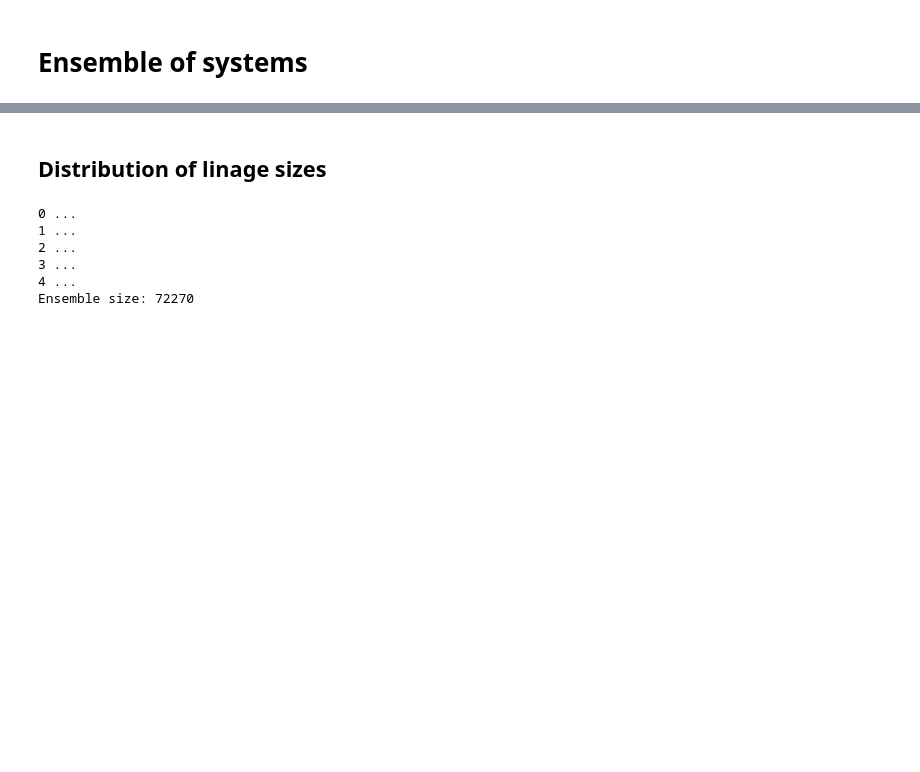
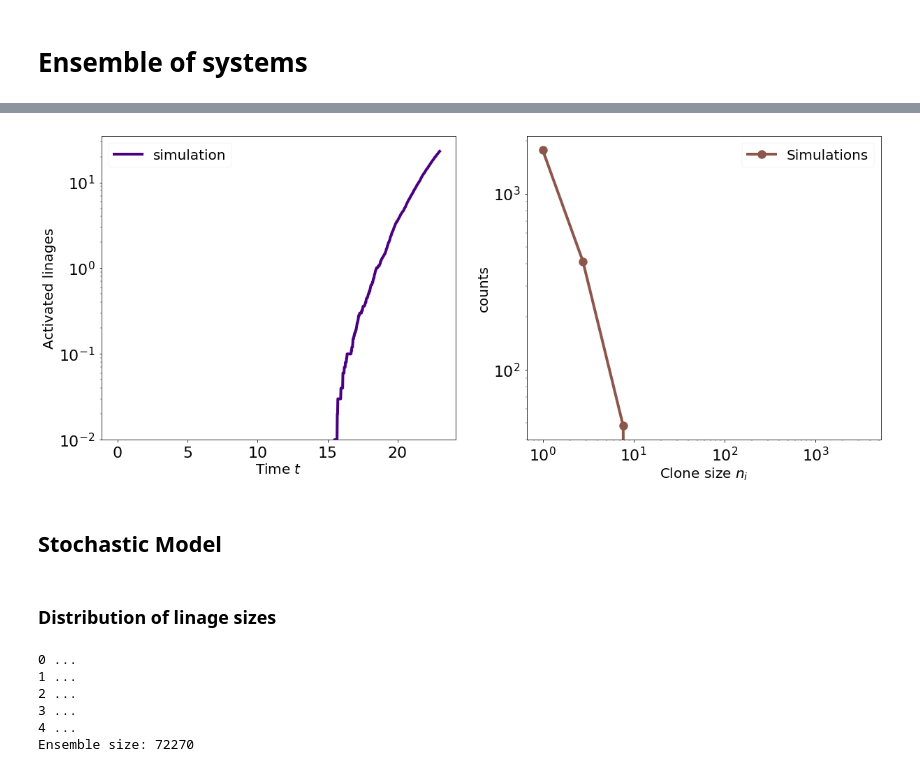
Before and after one commit to betoto008/Affinity_maturation, a Jupyter notebook: Jupyter_Notebooks/Stochastic_simulation_ensemble.ipynb, the cells around one changed output, grey strips where cells are left out. Saved outputs shown, nothing was run; the diff lists cells and outputs as text; code cells hidden in the pictures; blank space fills up the shorter version.

```diff
--- a/Jupyter_Notebooks/Stochastic_simulation_ensemble.ipynb
+++ b/Jupyter_Notebooks/Stochastic_simulation_ensemble.ipynb
@@ -89,5 +100,68 @@ Phylo.draw(tree)
+# %%
+fig, ax = plt.subplots(1, 2, figsize = (20,8))
+T=23
+dt=0.005
+#_______________________________________________________________________________________________________________
+
+t_new = np.linspace(0, T, int(T/dt))
+activation_time_series = pickle.load( open( "../Text_files/ensemble_deterministic_model_activation_time_series.pkl", "rb" ) )
+#popt, pcov = curve_fit(linear_func, t_new[1:], np.log10(activation_time_series[1:]))
+ax[0].plot(t_new[1:][::2], activation_time_series[1:][::2], '-', ms = 20, linewidth = 4, color = 'indigo', label = 'simulation')
+#ax[0].plot(t_new[1:], 10**linear_func(t_new[1:], *popt), '--', ms = 20, linewidth = 4, color = 'indigo', alpha = 0.6, label = 'fit')
+ax[0].set_xlabel(r'Time $t$', fontsize = 20)
+ax[0].set_ylabel(r'Activated linages', fontsize = 20)
+ax[0].tick_params(labelsize = 22)
+#ax[0].set_xscale('log')
+ax[0].set_yscale('log')
+ax[0].set_ylim(0.01, max(activation_time_series[1:]*1.5))
+ax[0].legend(loc = 0, fontsize = 20)
+#print(*popt)
+
+#_______________________________________________________________________________________________________________
+
+activated_linages_size = pickle.load( open( "../Text_files/ensemble_deterministic_model_linage_sizes.pkl", "rb" ) )
+data_activated_linages_log = np.histogram(activated_linages_size, bins = np.logspace(0,np.log10(np.max(activated_linages_size)),10))
+#data_activated_linages_lin = np.histogram(activated_linages_size, bins = np.linspace(1,np.max(activated_linages_size),20))
+
+#Cumulative
+#ax[1].plot(data_activated_linages[1][:-1], 1-np.cumsum(data_activated_linages[0])/np.sum(data_activated_linages[0]), marker = '.', ms = 20, linestyle = '', linewidth = 4, color = 'tab:red')
+#ax[1].plot(data_activated_linages[1][:-1], (data_activated_linages[0][0]/np.sum(data_activated_linages[0]))*(data_activated_linages[1][:-1])**(-1), linestyle = '--', color = 'tab:red', label = r'$p\sim n_i^{-1}$')
+
+#Distribution
+#ax[1].plot(data_activated_linages[1][:-1], data_activated_linages[0]/np.sum(data_activated_linages[0]), marker = '.', ms = 20, linestyle = '', linewidth = 4, color = 'tab:brown', label = 'Simulations')
+ax[1].plot(data_activated_linages_log[1][:-1], data_activated_linages_log[0], marker = '.', ms = 25, linestyle = '-', linewidth = 4, color = 'tab:brown', label = 'Simulations')
+#ax[1].plot(data_activated_linages2[1][:-1], 1-np.cumsum(data_activated_linages2[0]/np.sum(data_activated_linages2[0])), marker = '.', ms = 25, linestyle = '', linewidth = 4, color = 'tab:brown', label = 'Simulations')
+
+#ax[1].plot(data_activated_linages[1][:-1], 100*4.5*np.exp(5.5-12)*((data_activated_linages[1][:-1]))**(-2), linestyle = '--', color = 'tab:brown', label = r'$p\sim n_i^{-2}$')
+#ax[1].plot(data_activated_linages[1][:-1], 100000*4.5*np.exp(5.5-12)*((data_activated_linages[1][:-1]))**(-2), linestyle = '--', color = 'tab:brown')
+
+#popt, pcov = curve_fit(linear_func, data_activated_linages_lin[1][:-1], np.log(data_activated_linages_lin[0]/np.sum(data_activated_linages_lin[0])), p0 = (0, -5/40))
+
+#ax[1].plot(data_activated_linages2[1][:-1], np.exp(linear_func(data_activated_linages2[1][:-1], *popt)), linestyle = '--', linewidth = 4, color = 'tab:brown', alpha = 0.6, label = r'$p_n= %.2fe^{%.2fn}$'%(np.exp(popt[0]), popt[1]))
+#ax[1].plot(n_array, 20*b*n_array**(-1/nu)*np.exp(5), linestyle = '--', linewidth = 4, color = 'tab:brown', alpha = 0.6, label = r'$p_n= %.2fe^{%.2fn}$'%(np.exp(popt[0]), popt[1]))
+#ax[1].plot(n_array, 1+20*b*(1/nu)*n_array**(-(1+nu)/nu)*np.exp(5), linestyle = '--', linewidth = 4, color = 'tab:brown', alpha = 0.6, label = r'$p_n= %.2fe^{%.2fn}$'%(np.exp(popt[0]), popt[1]))
+
+ax[1].set_xlabel(r'Clone size $n_i$', fontsize = 20)
+ax[1].set_ylabel(r'counts', fontsize = 20)
+ax[1].tick_params(labelsize = 22)
+ax[1].set_xscale('log')
+ax[1].set_yscale('log')
+ax[1].legend(loc = 0, fontsize = 20)
+
+#_______________________________________________________________________________________________________________
+
+counter = 0
+while(os.path.isfile('../Figures/Linages_size_distribution_%d.png'%(counter))):
+    counter+=1
+
+#fig.savefig('../Figures/Linages_size_distribution_%d.png'%(counter))
+#plt.close()
+# %% [output]
+[figure, added]
+# %% [markdown]
+## Stochastic Model
 # %% [markdown]
-## Distribution of linage sizes
+### Distribution of linage sizes
 # %%
 %%time
 run_ensemble_linage_size_distribution(Sequences = Sequences, n_linages = 200, n_seq = 400000, nu = 0.4, beta = 1,
```
Also changed, not shown: parts of 7 cells of this notebook, 7 other files.
